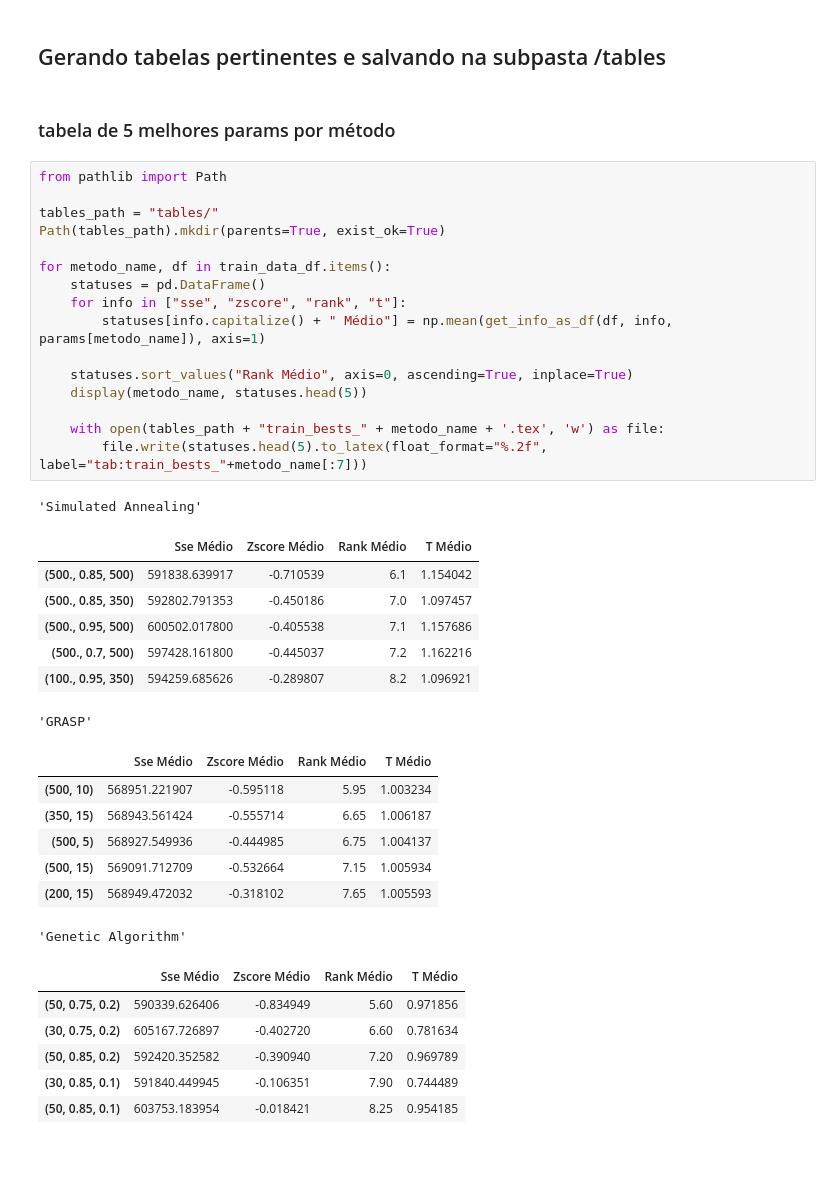
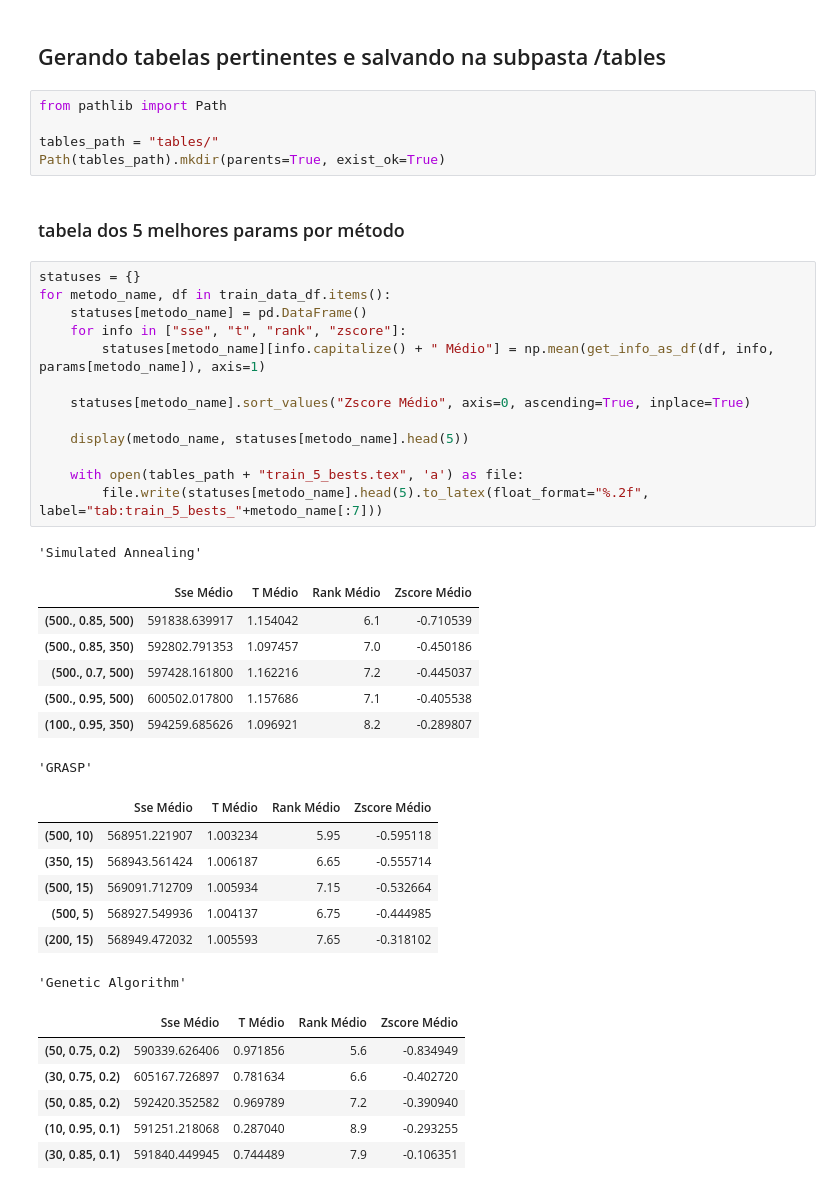
Before and after one commit to gabrielcipriano/trabalho-IA-2020-2, a Jupyter notebook: main.ipynb, the cells around one changed output. Cells and saved outputs as stored; diff of their text form; blank space fills up the shorter version.

```diff
--- a/main.ipynb
+++ b/main.ipynb
@@ -201,43 +201,45 @@ for m in train_results.keys():
 [figure]
 # %% [markdown]
 ## Gerando tabelas pertinentes e salvando na subpasta /tables
+# %%
+from pathlib import Path
+
+tables_path = "tables/"
+Path(tables_path).mkdir(parents=True, exist_ok=True)
 # %% [markdown]
-### tabela de 5 melhores params por método
+### tabela dos 5 melhores params por método
 # %%
-from pathlib import Path
+statuses = {}
+for metodo_name, df in train_data_df.items():
+    statuses[metodo_name] = pd.DataFrame()
+    for info in ["sse", "t", "rank", "zscore"]:
+        statuses[metodo_name][info.capitalize() + " Médio"] = np.mean(get_info_as_df(df, info, params[metodo_name]), axis=1)
 
-tables_path = "tables/"
-Path(tables_path).mkdir(parents=True, exist_ok=True)
+    statuses[metodo_name].sort_values("Zscore Médio", axis=0, ascending=True, inplace=True)
 
-for metodo_name, df in train_data_df.items():
-    statuses = pd.DataFrame()
-    for info in ["sse", "zscore", "rank", "t"]:
-        statuses[info.capitalize() + " Médio"] = np.mean(get_info_as_df(df, info, params[metodo_name]), axis=1)
+    display(metodo_name, statuses[metodo_name].head(5))
 
-    statuses.sort_values("Rank Médio", axis=0, ascending=True, inplace=True)
-    display(metodo_name, statuses.head(5))
-
-    with open(tables_path + "train_bests_" + metodo_name + '.tex', 'w') as file:
-        file.write(statuses.head(5).to_latex(float_format="%.2f", label="tab:train_bests_"+metodo_name[:7]))
+    with open(tables_path + "train_5_bests.tex", 'a') as file:
+        file.write(statuses[metodo_name].head(5).to_latex(float_format="%.2f", label="tab:train_5_bests_"+metodo_name[:7]))
 # %% [output]
 'Simulated Annealing'
-|  | Sse Médio | Zscore Médio | Rank Médio | T Médio |
-| (500., 0.85, 500) | 591838.639917 | -0.710539 | 6.1 | 1.154042 |
-| (500., 0.85, 350) | 592802.791353 | -0.450186 | 7.0 | 1.097457 |
-| (500., 0.95, 500) | 600502.017800 | -0.405538 | 7.1 | 1.157686 |
-| (500., 0.7, 500) | 597428.161800 | -0.445037 | 7.2 | 1.162216 |
-| (100., 0.95, 350) | 594259.685626 | -0.289807 | 8.2 | 1.096921 |
+|  | Sse Médio | T Médio | Rank Médio | Zscore Médio |
+| (500., 0.85, 500) | 591838.639917 | 1.154042 | 6.1 | -0.710539 |
+| (500., 0.85, 350) | 592802.791353 | 1.097457 | 7.0 | -0.450186 |
+| (500., 0.7, 500) | 597428.161800 | 1.162216 | 7.2 | -0.445037 |
+| (500., 0.95, 500) | 600502.017800 | 1.157686 | 7.1 | -0.405538 |
+| (100., 0.95, 350) | 594259.685626 | 1.096921 | 8.2 | -0.289807 |
 'GRASP'
-|  | Sse Médio | Zscore Médio | Rank Médio | T Médio |
-| (500, 10) | 568951.221907 | -0.595118 | 5.95 | 1.003234 |
-| (350, 15) | 568943.561424 | -0.555714 | 6.65 | 1.006187 |
-| (500, 5) | 568927.549936 | -0.444985 | 6.75 | 1.004137 |
-| (500, 15) | 569091.712709 | -0.532664 | 7.15 | 1.005934 |
-| (200, 15) | 568949.472032 | -0.318102 | 7.65 | 1.005593 |
+|  | Sse Médio | T Médio | Rank Médio | Zscore Médio |
+| (500, 10) | 568951.221907 | 1.003234 | 5.95 | -0.595118 |
+| (350, 15) | 568943.561424 | 1.006187 | 6.65 | -0.555714 |
+| (500, 15) | 569091.712709 | 1.005934 | 7.15 | -0.532664 |
+| (500, 5) | 568927.549936 | 1.004137 | 6.75 | -0.444985 |
+| (200, 15) | 568949.472032 | 1.005593 | 7.65 | -0.318102 |
 'Genetic Algorithm'
-|  | Sse Médio | Zscore Médio | Rank Médio | T Médio |
-| (50, 0.75, 0.2) | 590339.626406 | -0.834949 | 5.60 | 0.971856 |
-| (30, 0.75, 0.2) | 605167.726897 | -0.402720 | 6.60 | 0.781634 |
-| (50, 0.85, 0.2) | 592420.352582 | -0.390940 | 7.20 | 0.969789 |
-| (30, 0.85, 0.1) | 591840.449945 | -0.106351 | 7.90 | 0.744489 |
-| (50, 0.85, 0.1) | 603753.183954 | -0.018421 | 8.25 | 0.954185 |
+|  | Sse Médio | T Médio | Rank Médio | Zscore Médio |
+| (50, 0.75, 0.2) | 590339.626406 | 0.971856 | 5.6 | -0.834949 |
+| (30, 0.75, 0.2) | 605167.726897 | 0.781634 | 6.6 | -0.402720 |
+| (50, 0.85, 0.2) | 592420.352582 | 0.969789 | 7.2 | -0.390940 |
+| (10, 0.95, 0.1) | 591251.218068 | 0.287040 | 8.9 | -0.293255 |
+| (30, 0.85, 0.1) | 591840.449945 | 0.744489 | 7.9 | -0.106351 |
```
Also changed, not shown: parts of 13 cells of this notebook, 9 other files.
